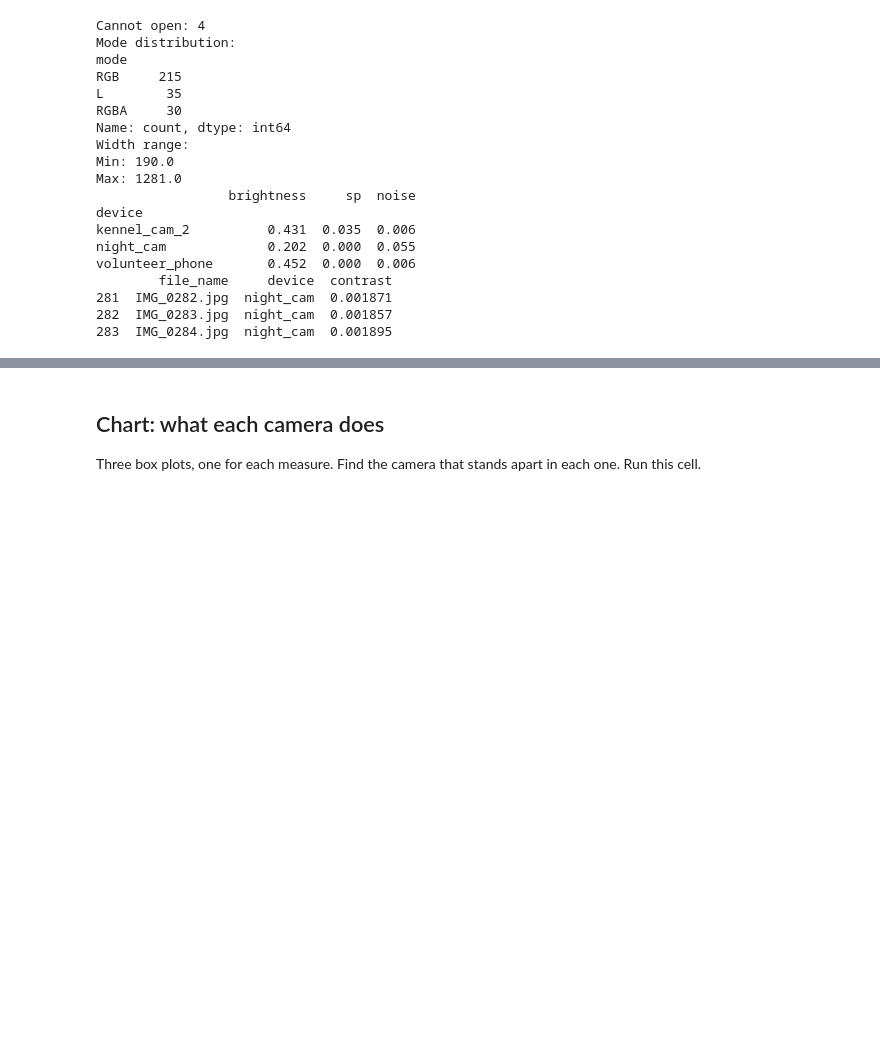
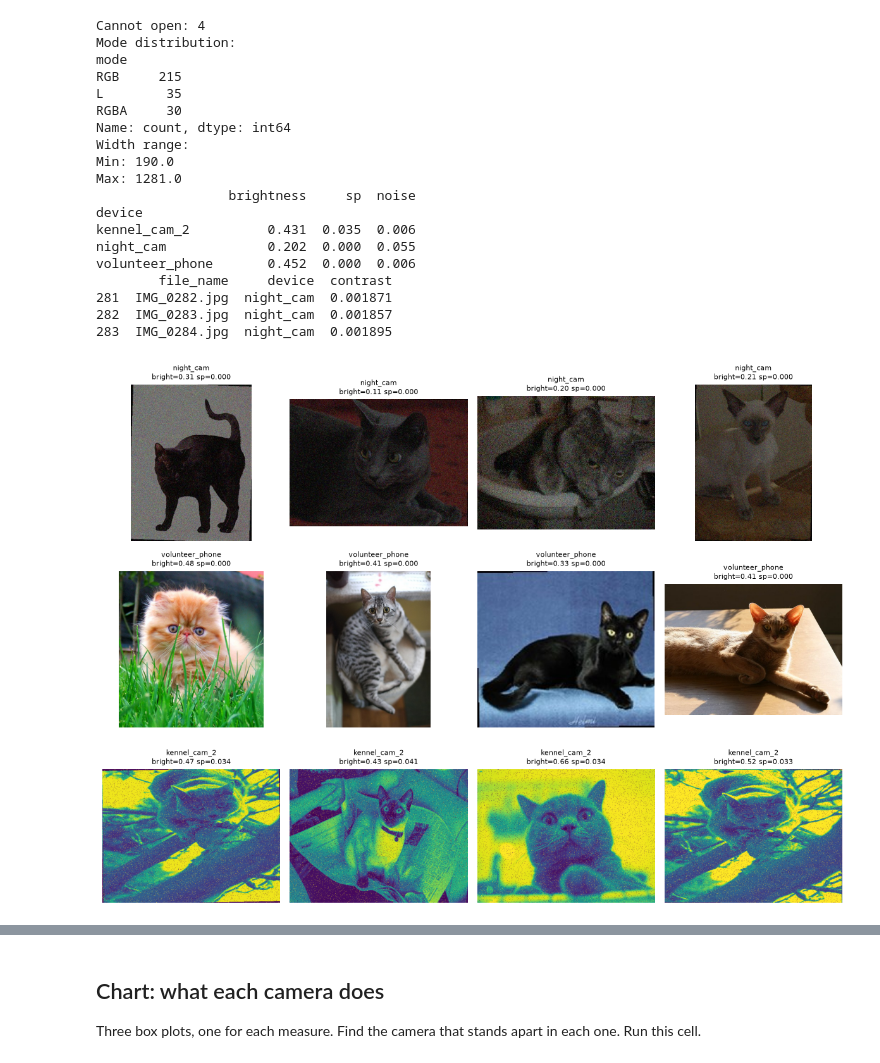
Before and after one commit to Korirtimo/Cwtch, a Jupyter notebook: Inclass_exercise_Cwtch_Rescue_pet_intake.ipynb, the cells around one changed output, grey strips where cells are left out. Saved outputs shown, nothing was run; the diff lists cells and outputs as text; code cells hidden in the pictures; blank space fills up the shorter version.

```diff
--- a/Inclass_exercise_Cwtch_Rescue_pet_intake.ipynb
+++ b/Inclass_exercise_Cwtch_Rescue_pet_intake.ipynb
@@ -179,6 +179,16 @@ print(meta.loc[meta["animal_id"].isin(conflicts), ["file_name", "animal_id", "la
 
 # TODO Step 4: read the breed above and write "cat" or "dog"
 fixes = {"A025": "cat", "A095": "dog", "A128": "cat"}
+breed_to_species = (
+    meta.dropna(subset=["label_clean"])
+        .groupby("breed_entered")["label_clean"]
+        .agg(lambda s: s.mode().iloc[0])
+)
+
+meta["label_final"] = meta["label_clean"].fillna(meta["breed_entered"].map(breed_to_species))
+
+print(meta["label_final"].value_counts(dropna=False))
+print(meta.loc[meta["label_final"].isna(), ["file_name", "animal_id", "breed_entered"]])
 
 # Given: apply the fixes, then give every photo its animal's label
 for animal, species in fixes.items():
@@ -293,3 +303,26 @@ volunteer_phone       0.452  0.000  0.006
 281  IMG_0282.jpg  night_cam  0.001871
 282  IMG_0283.jpg  night_cam  0.001857
 283  IMG_0284.jpg  night_cam  0.001895
+# %%
+n_per_device = 4
+devices = df["device"].dropna().unique()
+
+fig, axes = plt.subplots(len(devices), n_per_device,
+                         figsize=(3 * n_per_device, 3 * len(devices)), squeeze=False)
+
+for row, device in enumerate(devices):
+    subset = df[(df["device"] == device) & (df["readable"])]
+    sample = subset.sample(min(n_per_device, len(subset)), random_state=0)
+
+    for col in range(n_per_device):
+        ax = axes[row, col]
+        ax.axis("off")
+        if col < len(sample):
+            r = sample.iloc[col]
+            ax.imshow(Image.open(DATA / "images" / r["file_name"]))
+            ax.set_title(f"{device}\nbright={r['brightness']:.2f} sp={r['sp']:.3f}", fontsize=8)
+
+plt.tight_layout()
+plt.show()
+# %% [output]
+[figure, added]
```
Also changed, not shown: parts of 8 cells of this notebook, 9 other files.
